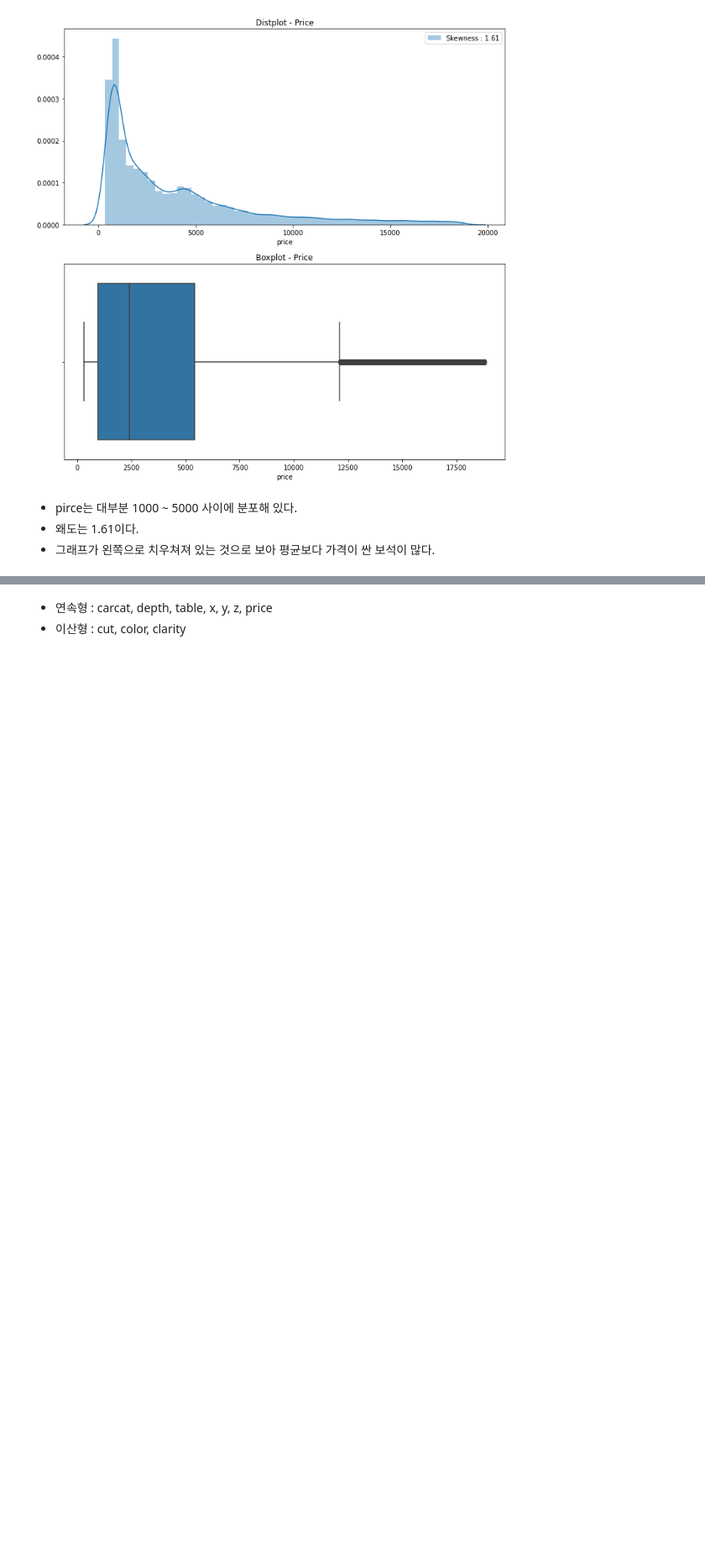
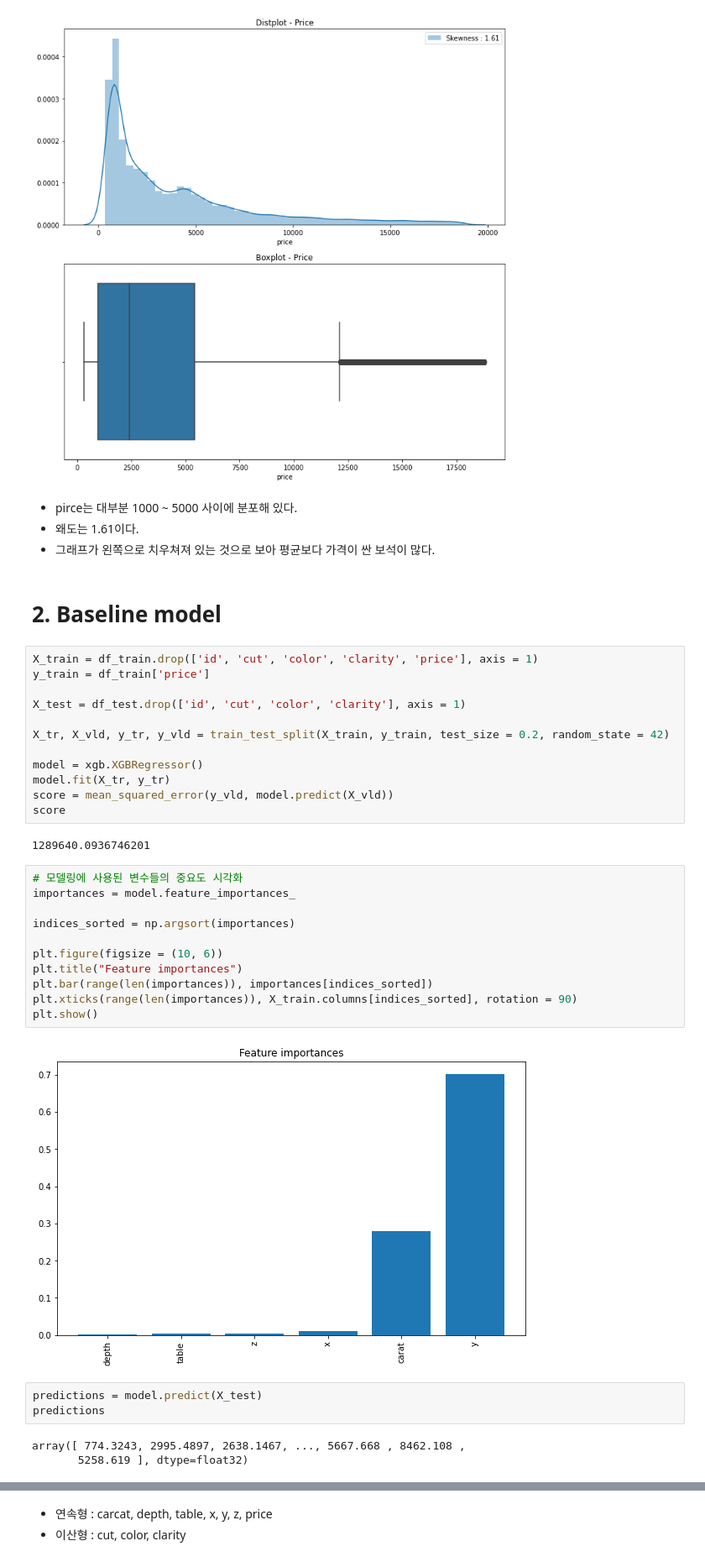
Before and after one commit to JaeHong-Park987/Kaggle, a Jupyter notebook: Playground Series/Season3/8/Episode 8.ipynb, the cells around one changed output, grey strips where cells are left out. Shown at 84% size. Drawn from its saved outputs; the diff is of its cells as text; blank space fills up the shorter version.

```diff
--- a/Playground Series/Season3/8/Episode 8.ipynb
+++ b/Playground Series/Season3/8/Episode 8.ipynb
@@ -122,3 +127,38 @@ plt.show()
 * pirce는 대부분 1000 ~ 5000 사이에 분포해 있다.
 * 왜도는 1.61이다.
 * 그래프가 왼쪽으로 치우쳐져 있는 것으로 보아 평균보다 가격이 싼 보석이 많다.
+# %% [markdown]
+# 2. Baseline model
+# %%
+X_train = df_train.drop(['id', 'cut', 'color', 'clarity', 'price'], axis = 1)
+y_train = df_train['price']
+
+X_test = df_test.drop(['id', 'cut', 'color', 'clarity'], axis = 1)
+
+X_tr, X_vld, y_tr, y_vld = train_test_split(X_train, y_train, test_size = 0.2, random_state = 42)
+
+model = xgb.XGBRegressor()
+model.fit(X_tr, y_tr)
+score = mean_squared_error(y_vld, model.predict(X_vld))
+score
+# %% [output]
+1289640.0936746201
+# %%
+# 모델링에 사용된 변수들의 중요도 시각화
+importances = model.feature_importances_
+
+indices_sorted = np.argsort(importances)
+
+plt.figure(figsize = (10, 6))
+plt.title("Feature importances")
+plt.bar(range(len(importances)), importances[indices_sorted])
+plt.xticks(range(len(importances)), X_train.columns[indices_sorted], rotation = 90)
+plt.show()
+# %% [output]
+[figure, added]
+# %%
+predictions = model.predict(X_test)
+predictions
+# %% [output]
+array([ 774.3243, 2995.4897, 2638.1467, ..., 5667.668 , 8462.108 ,
+       5258.619 ], dtype=float32)
```
Also changed, not shown: parts of 62 cells of this notebook.
